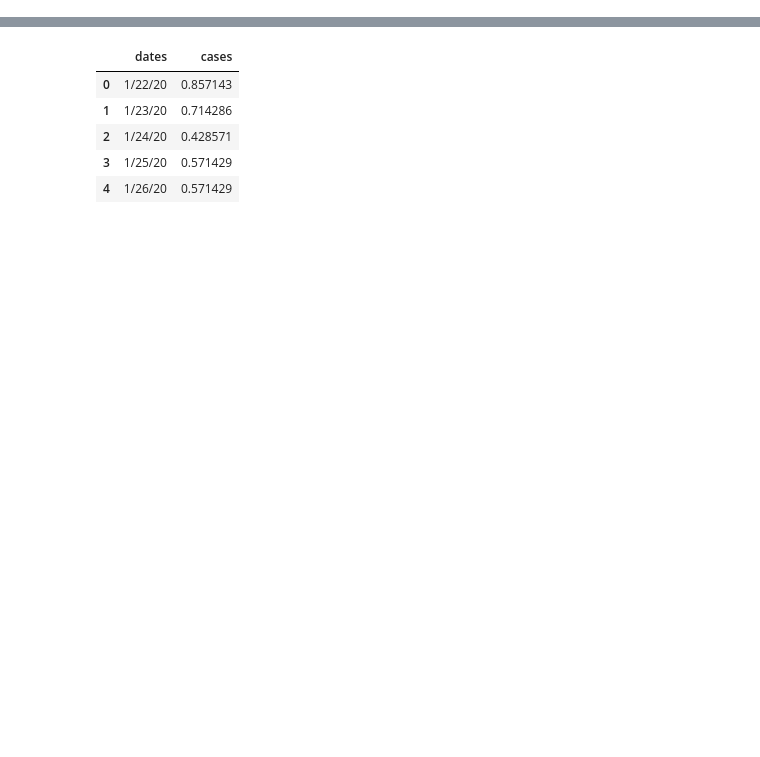
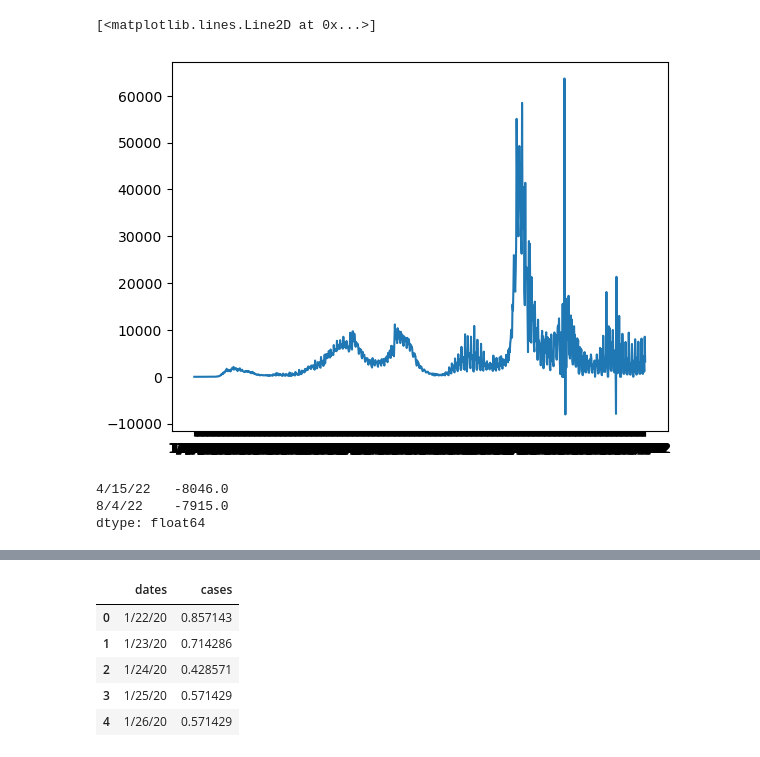
Before and after one commit to waqasbinhamed/numf, a Jupyter notebook: covid_test.ipynb, the cells around one changed output, grey strips where cells are left out. Drawn from its saved outputs; the diff is of its cells as text; code cells hidden in the pictures; blank space fills up the shorter version.

```diff
--- a/covid_test.ipynb
+++ b/covid_test.ipynb
@@ -7,0 +60,12 @@ np.random.seed(42)
+# %%
+cases = cum_cases - cum_cases.shift(1).fillna(0)
+plt.plot(cases)
+# %% [output]
+[<matplotlib.lines.Line2D at 0x...>]
+[figure, added]
+# %%
+cases[cases < 0]
+# %% [output]
+4/15/22   -8046.0
+8/4/22    -7915.0
+dtype: float64
```
Also changed, not shown: parts of 24 cells of this notebook, 5 other files.
